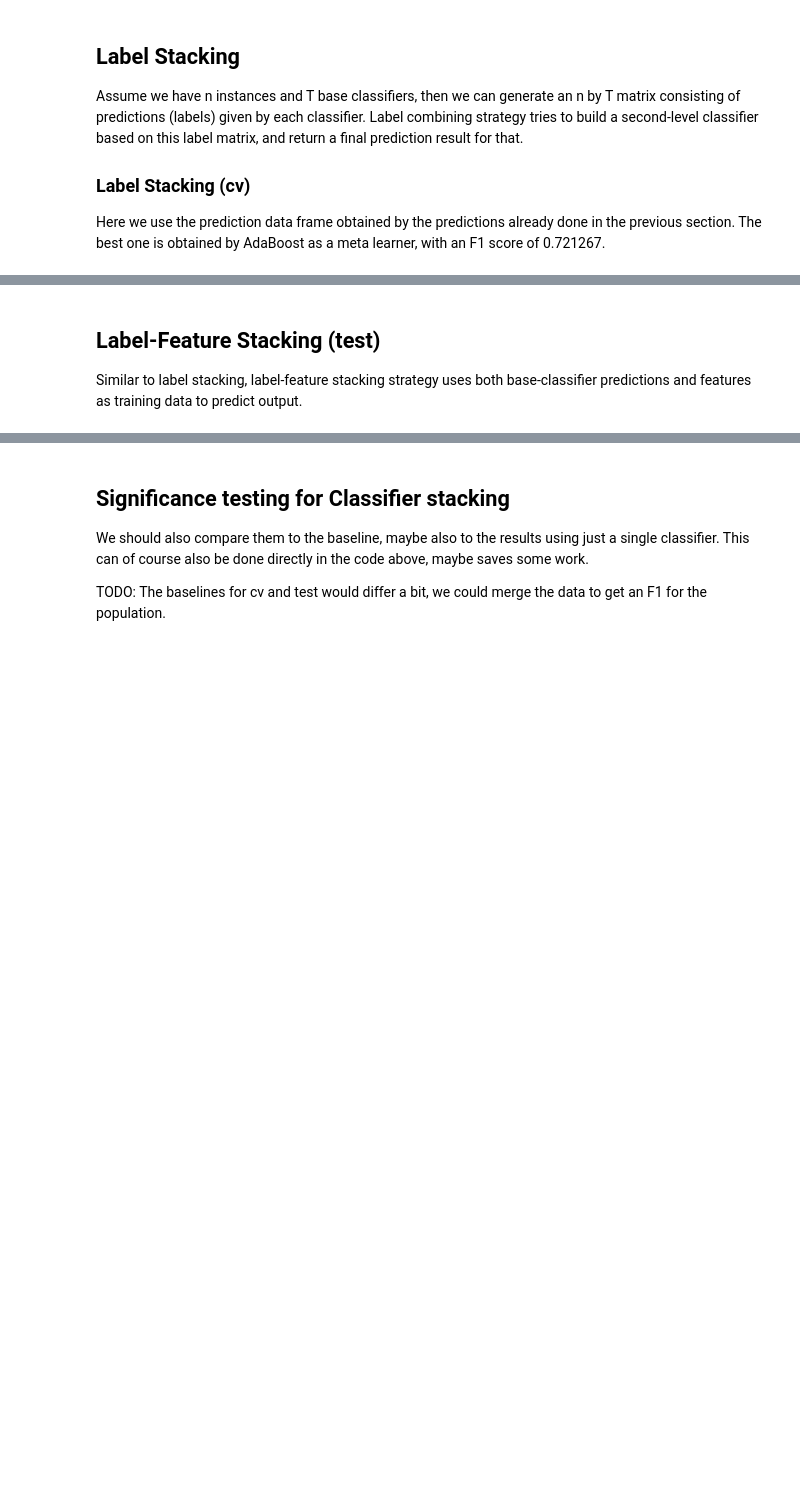
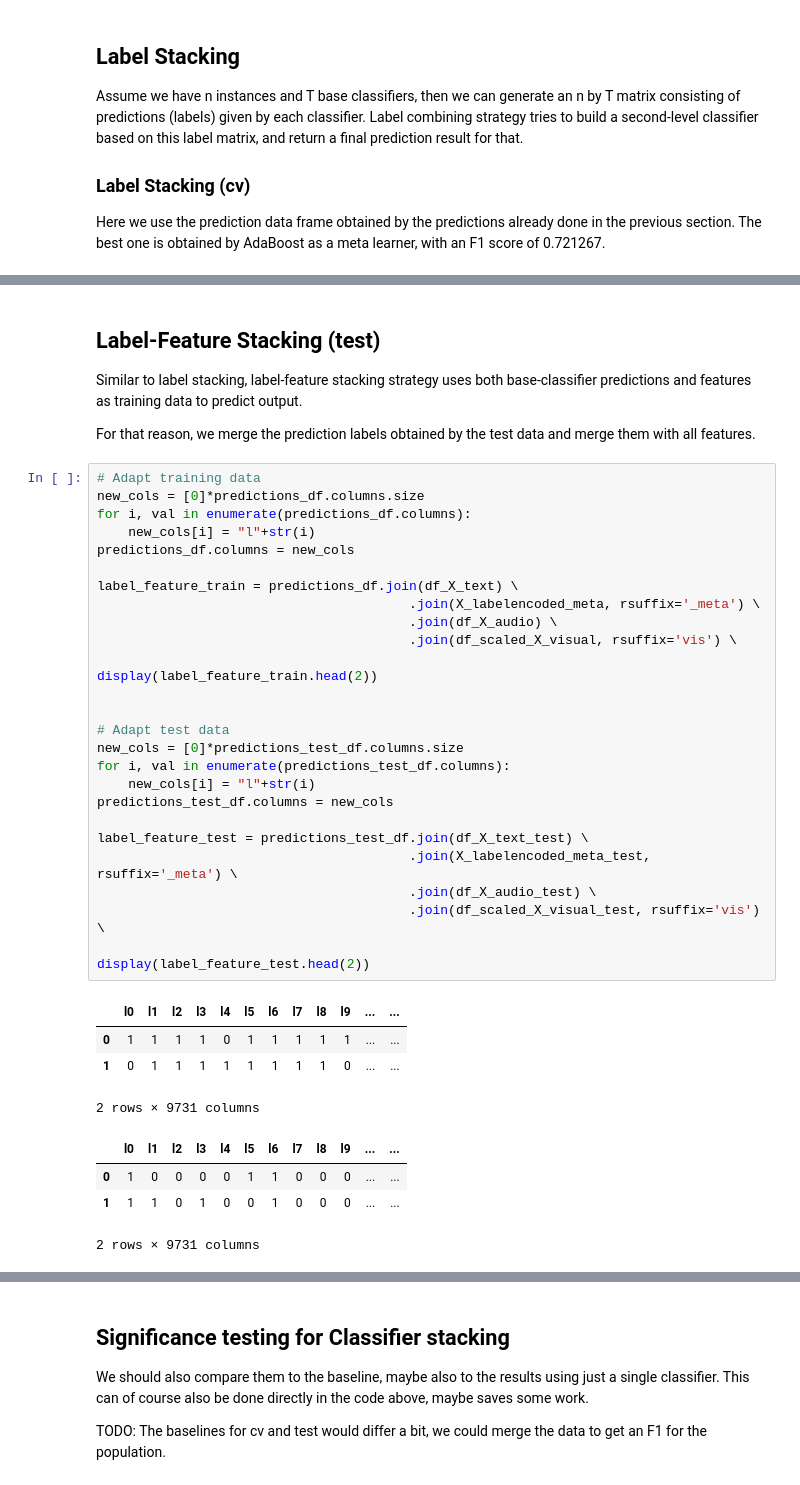
Before and after one commit to patrickFuerst/CoE_task, a Jupyter notebook: classifier_selection.ipynb, the cells around one changed output, grey strips where cells are left out. Saved outputs shown, nothing was run; the diff lists cells and outputs as text; blank space fills up the shorter version.

```diff
--- a/classifier_selection.ipynb
+++ b/classifier_selection.ipynb
@@ -1710,3 +1689,41 @@ label_stack
 # %% [markdown]
 ## Label-Feature Stacking (test)
 Similar to label stacking, label-feature stacking strategy uses both base-classifier predictions and features as training data to predict output.
+
+For that reason, we merge the prediction labels obtained by the test data and merge them with all features.
+# %%
+# Adapt training data
+new_cols = [0]*predictions_df.columns.size
+for i, val in enumerate(predictions_df.columns):
+    new_cols[i] = "l"+str(i)
+predictions_df.columns = new_cols
+
+label_feature_train = predictions_df.join(df_X_text) \
+                                        .join(X_labelencoded_meta, rsuffix='_meta') \
+                                        .join(df_X_audio) \
+                                        .join(df_scaled_X_visual, rsuffix='vis') \
+
+display(label_feature_train.head(2))
+
+
+# Adapt test data
+new_cols = [0]*predictions_test_df.columns.size
+for i, val in enumerate(predictions_test_df.columns):
+    new_cols[i] = "l"+str(i)
+predictions_test_df.columns = new_cols
+
+label_feature_test = predictions_test_df.join(df_X_text_test) \
+                                        .join(X_labelencoded_meta_test, rsuffix='_meta') \
+                                        .join(df_X_audio_test) \
+                                        .join(df_scaled_X_visual_test, rsuffix='vis') \
+
+display(label_feature_test.head(2))
+# %% [output]
+|  | l0 | l1 | l2 | l3 | l4 | l5 | l6 | l7 | l8 | l9 | ... | ... |
+| 0 | 1 | 1 | 1 | 1 | 0 | 1 | 1 | 1 | 1 | 1 | ... | ... |
+| 1 | 0 | 1 | 1 | 1 | 1 | 1 | 1 | 1 | 1 | 0 | ... | ... |
+2 rows × 9731 columns
+|  | l0 | l1 | l2 | l3 | l4 | l5 | l6 | l7 | l8 | l9 | ... | ... |
+| 0 | 1 | 0 | 0 | 0 | 0 | 1 | 1 | 0 | 0 | 0 | ... | ... |
+| 1 | 1 | 1 | 0 | 1 | 0 | 0 | 1 | 0 | 0 | 0 | ... | ... |
+2 rows × 9731 columns
```
Also changed, not shown: parts of 29 cells of this notebook.
